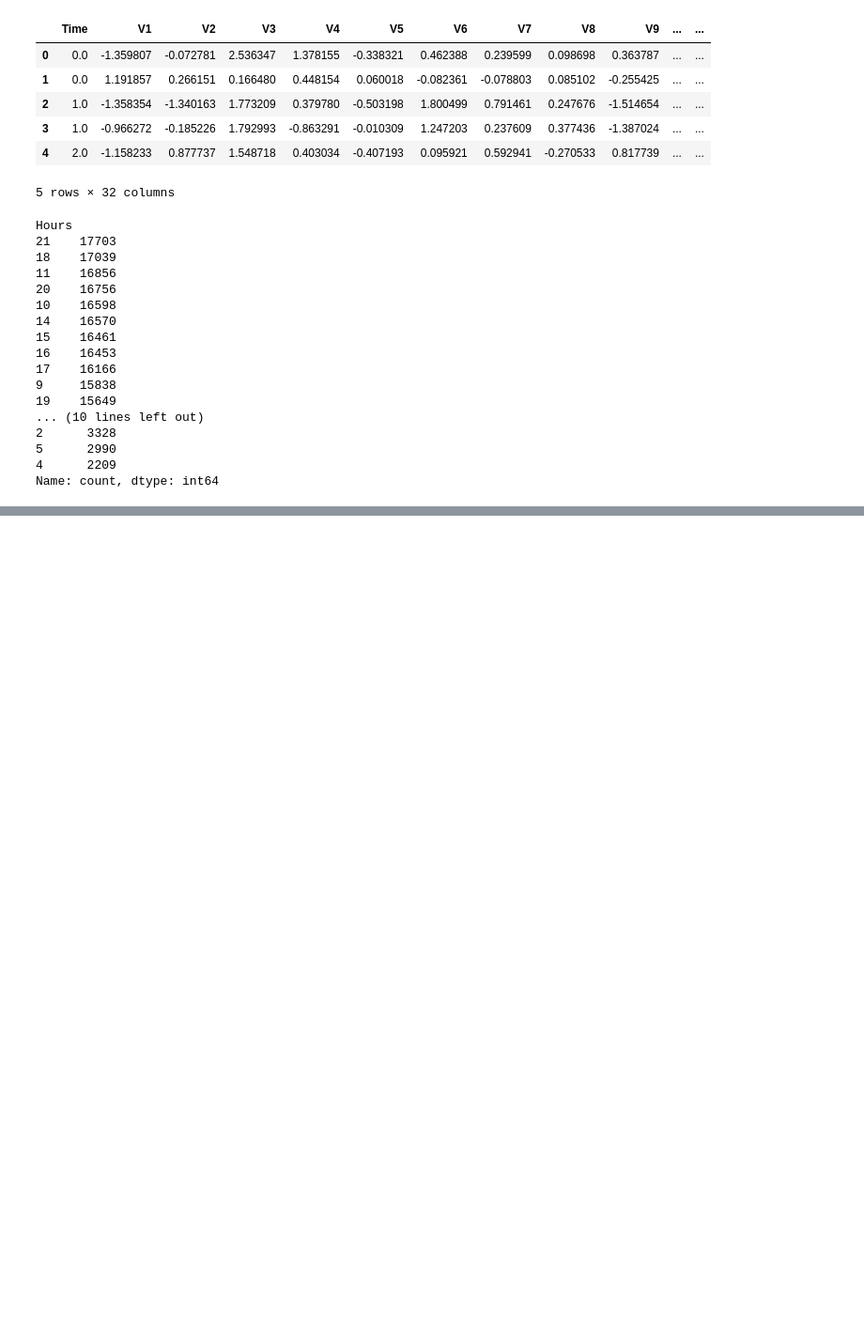
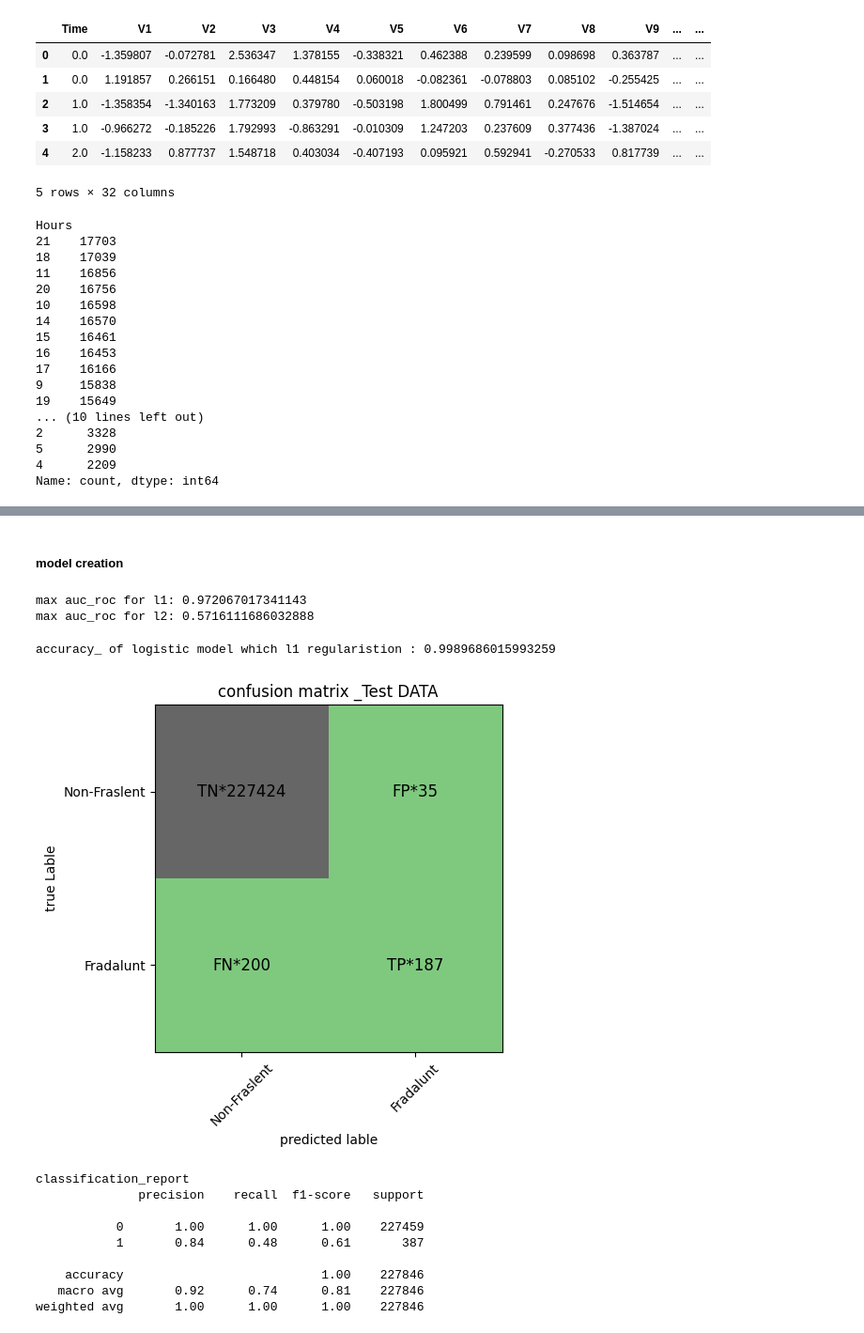
Before and after one commit to sripavan24/fraud-detection-e2e, a Jupyter notebook: notebook/Train_data.ipynb, the cells around one changed output, grey strips where cells are left out. Shown at 94% size. Cells and saved outputs as stored; diff of their text form; code cells hidden in the pictures; blank space fills up the shorter version.

```diff
--- a/notebook/Train_data.ipynb
+++ b/notebook/Train_data.ipynb
@@ -73 +64,3 @@ Name: count, dtype: int64
+# %%
+df.drop("Time",axis=1,inplace=True)
 # %%
@@ -92,0 +121,2 @@ x_train,x_test,y_train,y_test=train_test_split(X,Y,train_size=0.2,random_state=4
+# %% [markdown]
+##### model creation
@@ -92,0 +155,57 @@ x_train,x_test,y_train,y_test=train_test_split(X,Y,train_size=0.2,random_state=4
+# %%
+searchCV_l1.fit(x_train,y_train)
+searchCV_l2.fit(x_train,y_train)
+
+
+print("max auc_roc for l1:",searchCV_l1.scores_[1].mean(axis=0).max())
+print("max auc_roc for l2:",searchCV_l2.scores_[1].mean(axis=0).max())
+
+
+"""print("parameters for l1 regularitions")
+print(searchCV_l1.coef_)
+print(searchCV_l1.intercept_)
+print(searchCV_l1.scores_)
+
+
+print("parameters for l2 regularitions")
+print(searchCV_l2.coef_)
+print(searchCV_l2.intercept_)
+print(searchCV_l2.scores_)"""
+
+
+# predict  values
+
+y_pred_l1=searchCV_l1.predict(x_test)
+y_pred_l2=searchCV_l2.predict(x_test)
+
+
+#predicted probabilites
+
+y_pred_l1_probs=searchCV_l1.predict_proba(x_test)[:,1]
+y_pred_l2_probs=searchCV_l2.predict_proba(x_test)[:,1]
+
+
+#accuracy of both l1 and l2 models
+
+accuracy_l1=accuracy_score(y_pred_l1,y_test)
+accuracy_l2=accuracy_score(y_pred_l2,y_test)
+# %% [output]
+max auc_roc for l1: 0.972067017341143
+max auc_roc for l2: 0.5716111686032888
+# %%
+print("accuracy_ of logistic model which l1 regularistion : {0}".format(accuracy_l1))
+Plot_confusion_matrix(y_test,y_pred_l1)
+print("classification_report")
+print(classification_report(y_test,y_pred_l1))
+# %% [output]
+accuracy_ of logistic model which l1 regularistion : 0.9989686015993259
+[figure, added]
+classification_report
+              precision    recall  f1-score   support
+
+           0       1.00      1.00      1.00    227459
+           1       0.84      0.48      0.61       387
+
+    accuracy                           1.00    227846
+   macro avg       0.92      0.74      0.81    227846
+weighted avg       1.00      1.00      1.00    227846
```
Also changed, not shown: parts of 22 cells of this notebook.
